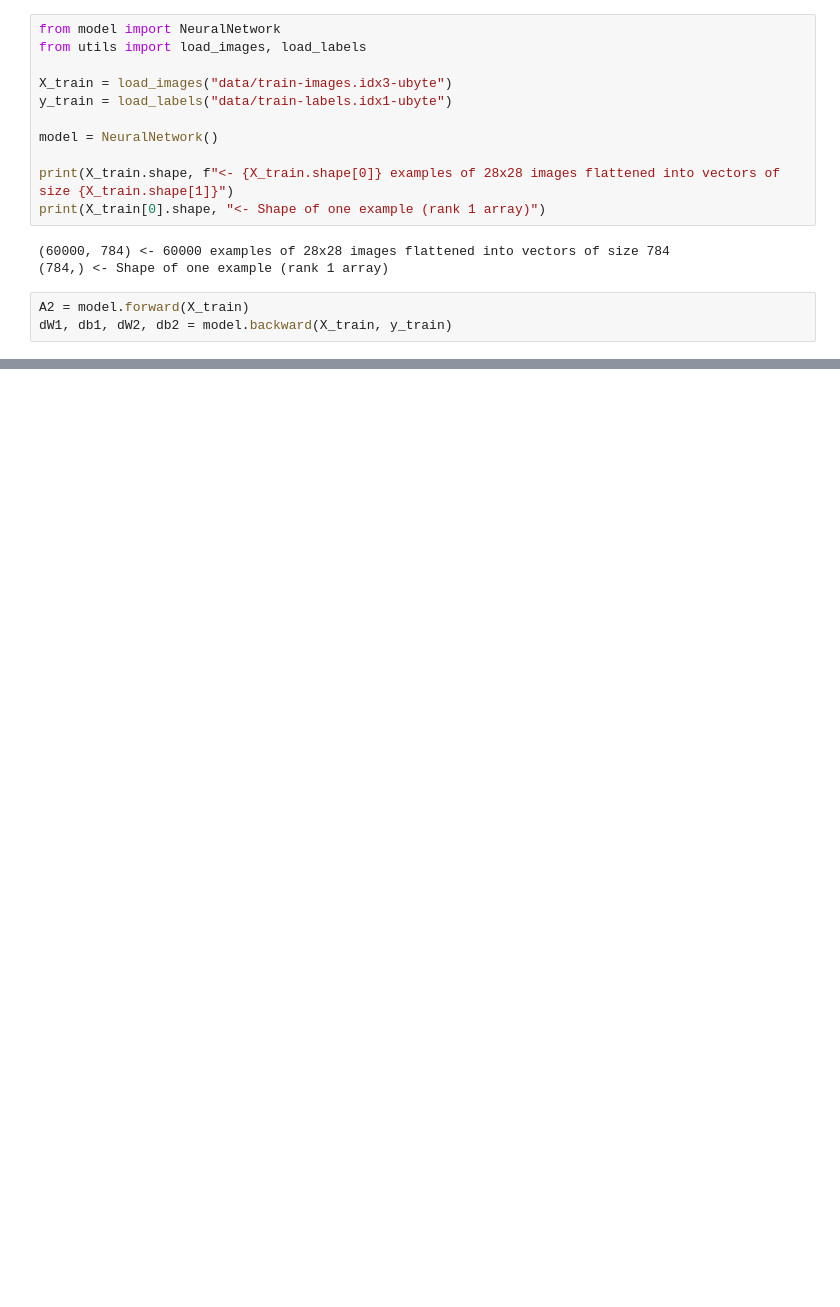
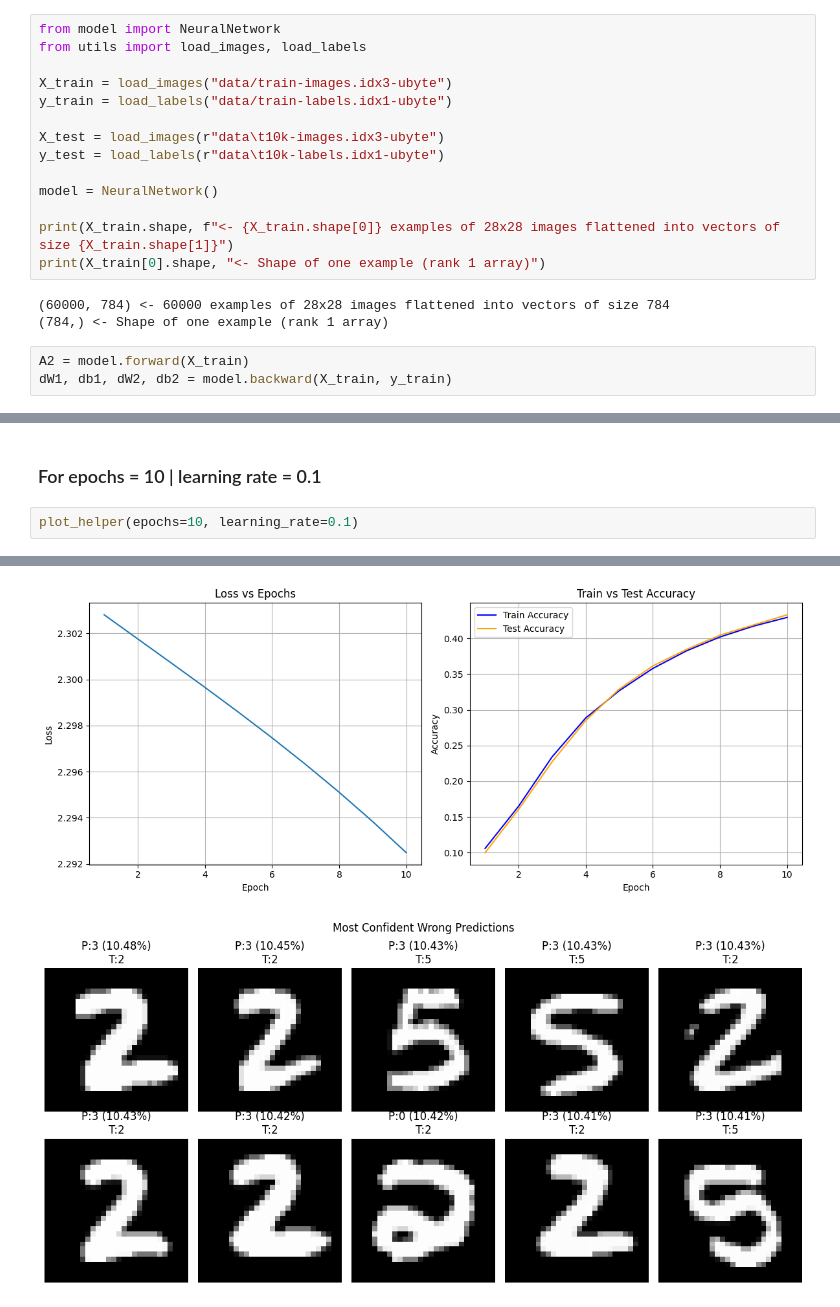
Before and after one commit to S84v/mnist-from-scratch, a Jupyter notebook: notebook.ipynb, the cells around one changed output, grey strips where cells are left out. Saved outputs shown, nothing was run; the diff lists cells and outputs as text; blank space fills up the shorter version.

```diff
--- a/notebook.ipynb
+++ b/notebook.ipynb
@@ -5,6 +10,9 @@ from utils import load_images, load_labels
 X_train = load_images("data/train-images.idx3-ubyte")
 y_train = load_labels("data/train-labels.idx1-ubyte")
 
+X_test = load_images(r"data\t10k-images.idx3-ubyte")
+y_test = load_labels(r"data\t10k-labels.idx1-ubyte")
+
 model = NeuralNetwork()
 
 print(X_train.shape, f"<- {X_train.shape[0]} examples of 28x28 images flattened into vectors of size {X_train.shape[1]}")
@@ -34,0 +255,5 @@ db1: (1, 128)
+# %% [markdown]
+### For epochs = 10 | learning rate = 0.1
+# %%
+plot_helper(epochs=10, learning_rate=0.1)
+# %% [output]
@@ -34,0 +270,2 @@ db1: (1, 128)
+[figure, added]
+[figure, added]
```
Also changed, not shown: parts of 20 cells of this notebook.
